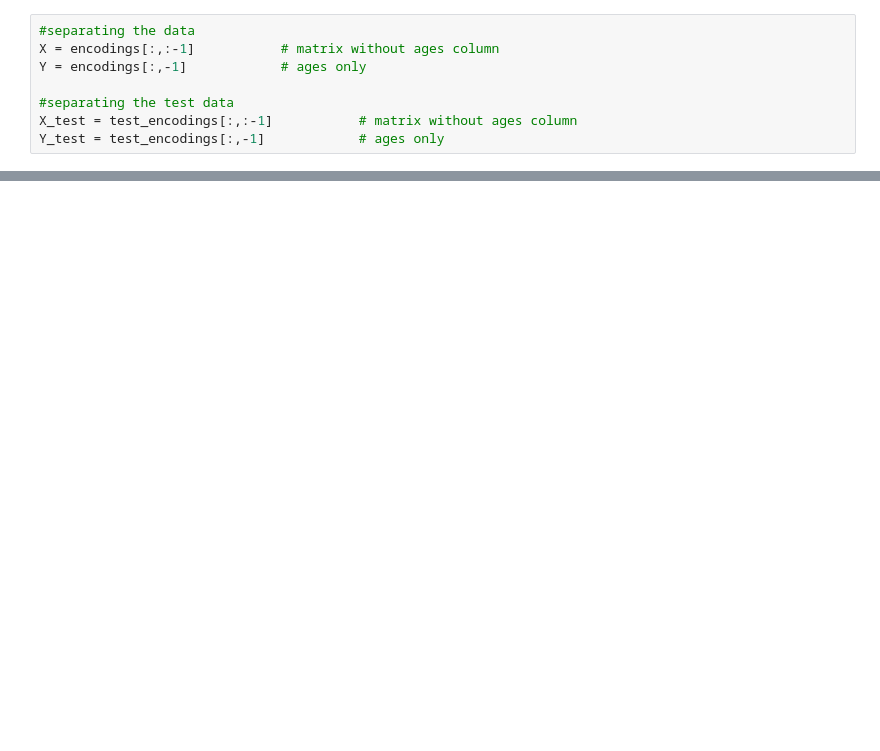
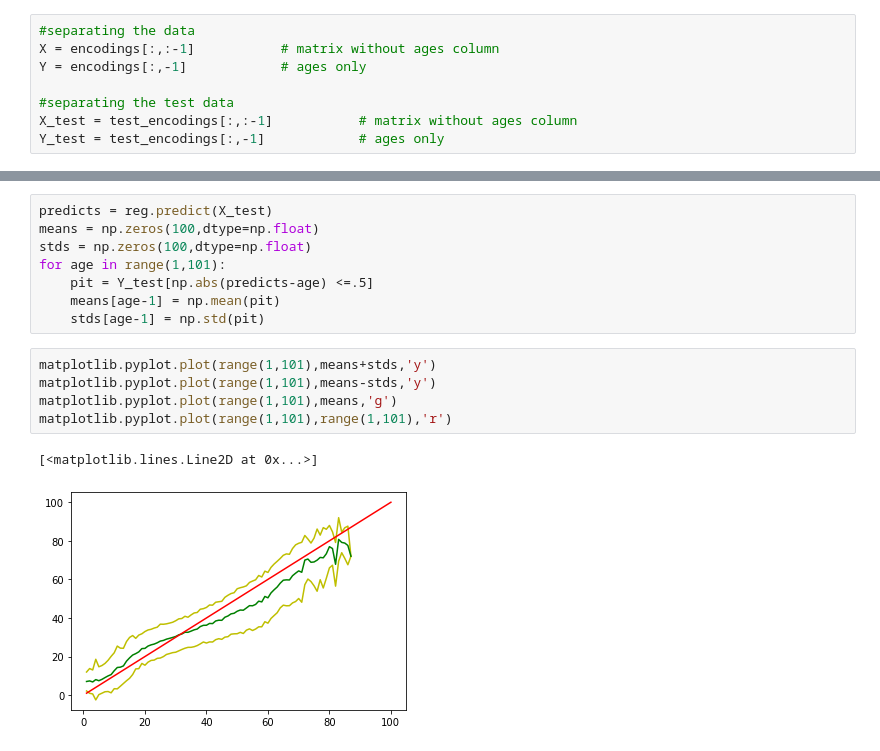
Before and after one commit to radmir-s/age-prediction-project, a Jupyter notebook: Stupid Linear Regression with Cutoff.ipynb, the cells around one changed output, grey strips where cells are left out. Cells and saved outputs as stored; diff of their text form; blank space fills up the shorter version.

```diff
--- a/Stupid Linear Regression with Cutoff.ipynb
+++ b/Stupid Linear Regression with Cutoff.ipynb
@@ -51,0 +59,16 @@ np.sum(np.power(reg.predict(X_test) - Y_test,2))/Y_test.shape[0]
+# %%
+predicts = reg.predict(X_test)
+means = np.zeros(100,dtype=np.float)
+stds = np.zeros(100,dtype=np.float)
+for age in range(1,101):
+    pit = Y_test[np.abs(predicts-age) <=.5]
+    means[age-1] = np.mean(pit)
+    stds[age-1] = np.std(pit)
+# %%
+matplotlib.pyplot.plot(range(1,101),means+stds,'y')
+matplotlib.pyplot.plot(range(1,101),means-stds,'y')
+matplotlib.pyplot.plot(range(1,101),means,'g')
+matplotlib.pyplot.plot(range(1,101),range(1,101),'r')
+# %% [output]
+[<matplotlib.lines.Line2D at 0x...>]
+[figure, added]
```
Also changed, not shown: parts of 5 cells of this notebook, 13 other files.
